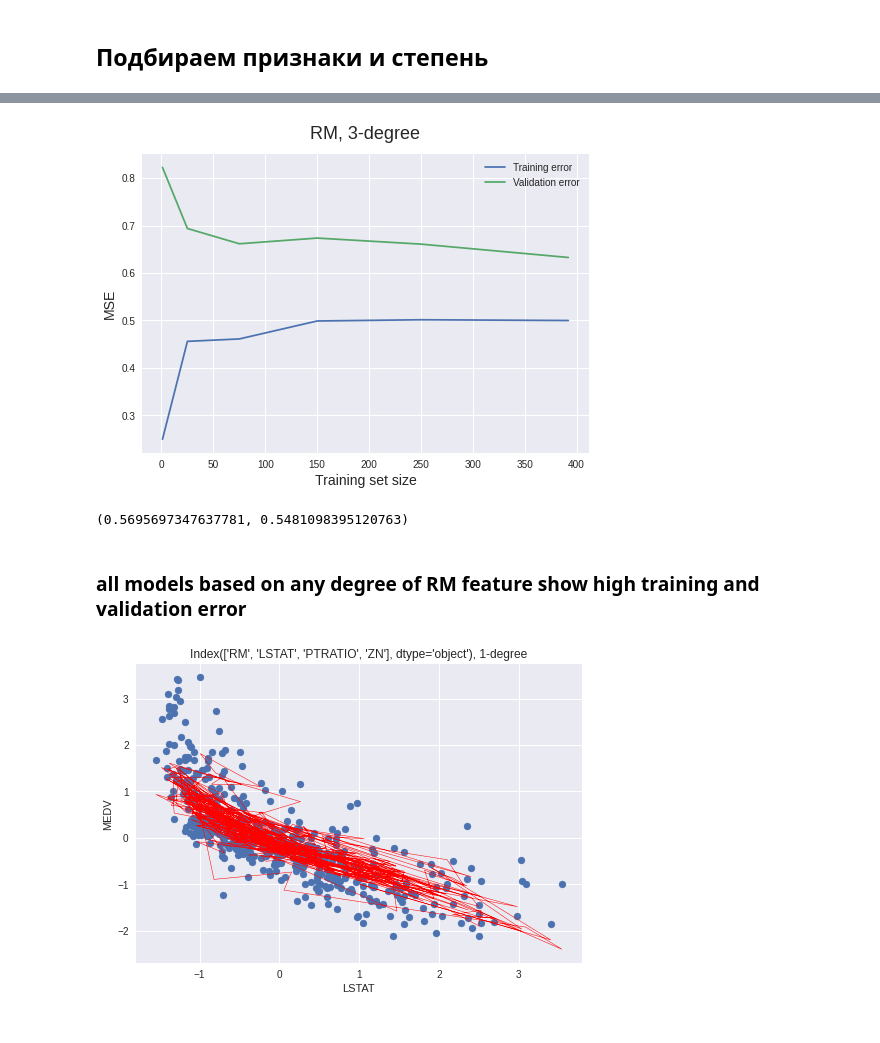
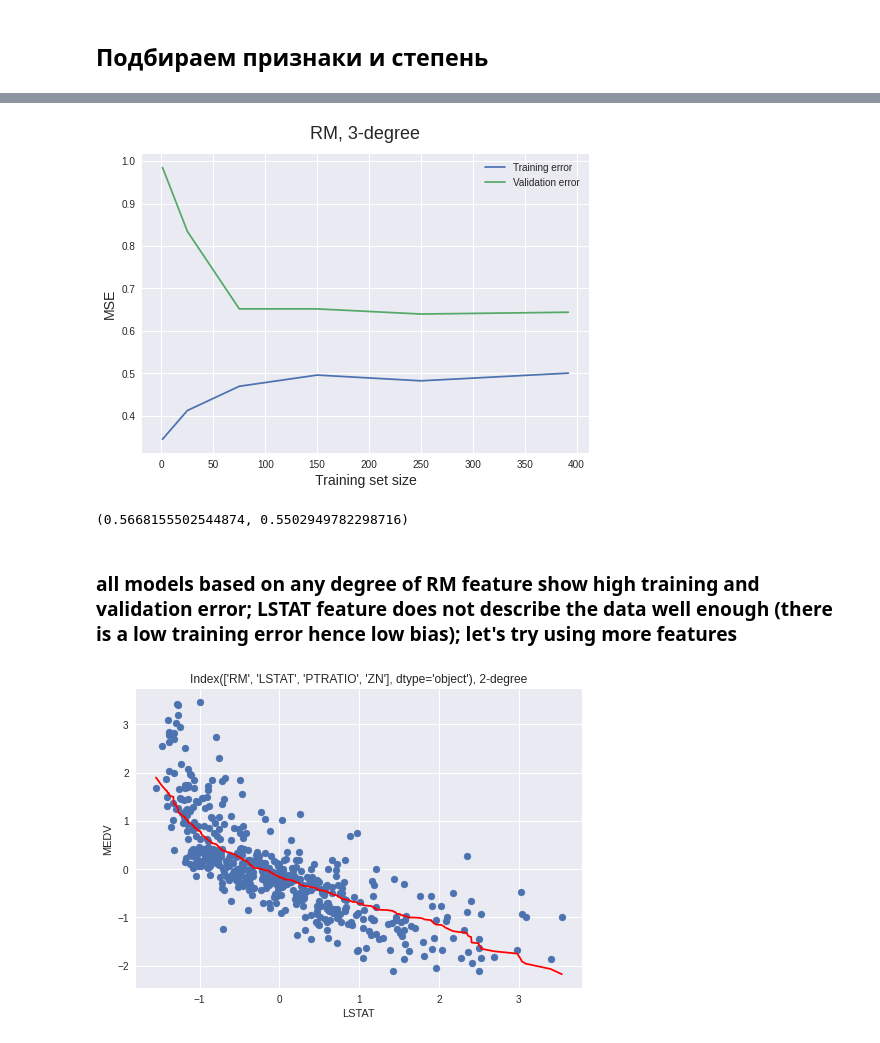
Before and after one commit to h3ic/cs102, a Jupyter notebook: homework12/Solution_Part2.ipynb, the cells around one changed output, grey strips where cells are left out. Saved outputs shown, nothing was run; the diff lists cells and outputs as text; code cells hidden in the pictures.

```diff
--- a/homework12/Solution_Part2.ipynb
+++ b/homework12/Solution_Part2.ipynb
@@ -122,8 +125,6 @@ class PolySGDR:
         X = poly.fit_transform(self.features)
         X_train, X_test, Y_train, Y_test =\
             train_test_split(X, self.y, test_size = 0.33, random_state = 18)
-        x_scaler = StandardScaler()
-        y_scaler = StandardScaler()
         X_train = x_scaler.fit_transform(X_train)
         Y_train = y_scaler.fit_transform(Y_train.values.reshape(-1, 1))
         X_test = x_scaler.transform(X_test)
@@ -148,11 +149,11 @@ class PolySGDR:
 
     def plot(self, spec_feature, xlabel):
         X_scaled = x_scaler.fit_transform(spec_feature)
-        plt.scatter(X_scaled, y_scaled)
+        plt.scatter(X_scaled, self.y_scaled)
         plt.xlabel(xlabel)
         plt.ylabel('MEDV')
         plt.title(f'{self.features.columns}, {self.degree}-degree')
-        plt.plot(X_scaled, self.predictions.reshape((490,)), lw=0.5, c='r');
+        plt.plot(sorted(X_scaled), sorted(self.predictions.reshape(490,), reverse=True), c='r');
 
     def curve(self, title):
         train_sizes, train_scores, validation_scores = learning_curve(
@@ -251,18 +252,18 @@ model5.plot(data[['RM']], 'RM')
 # %%
 model5.curve('RM, 3-degree')
 # %% [output]
-[figure, old version]
+[figure, new version]
 # %%
 model5.mse, model5.r_squared
 # %% [output]
-(0.5695697347637781, 0.5481098395120763)
+(0.5668155502544874, 0.5502949782298716)
 # %% [markdown]
-### all models based on any degree of RM feature show high training and validation error
+### all models based on any degree of RM feature show high training and validation error; LSTAT feature does not describe the data well enough (there is a low training error hence low bias); let's try using more features
 # %%
-model6 = PolySGDR(alpha=0.1)
-model6.make(features=data[['RM', 'LSTAT', 'PTRATIO', 'ZN']], degree=1)
+model7 = PolySGDR(alpha=0.1)
+model7.make(features=data[['RM', 'LSTAT', 'PTRATIO', 'ZN']], degree=2)
 # %%
-model6.plot(data[['LSTAT']], 'LSTAT')
+model7.plot(data[['LSTAT']], 'LSTAT')
 # %% [output]
-[figure, old version]
+[figure, new version]
 # %%
```
Also changed, not shown: parts of 31 cells of this notebook.
